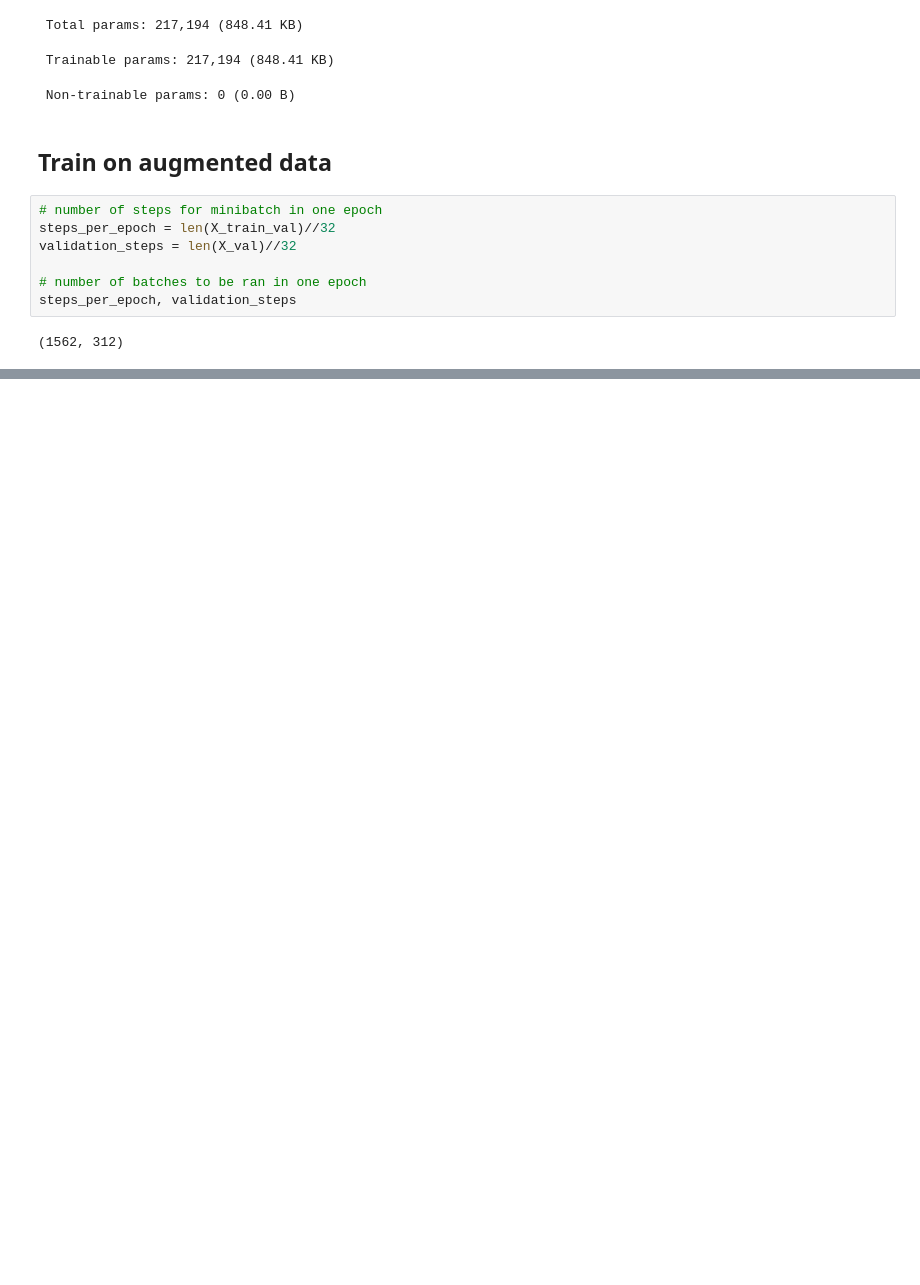
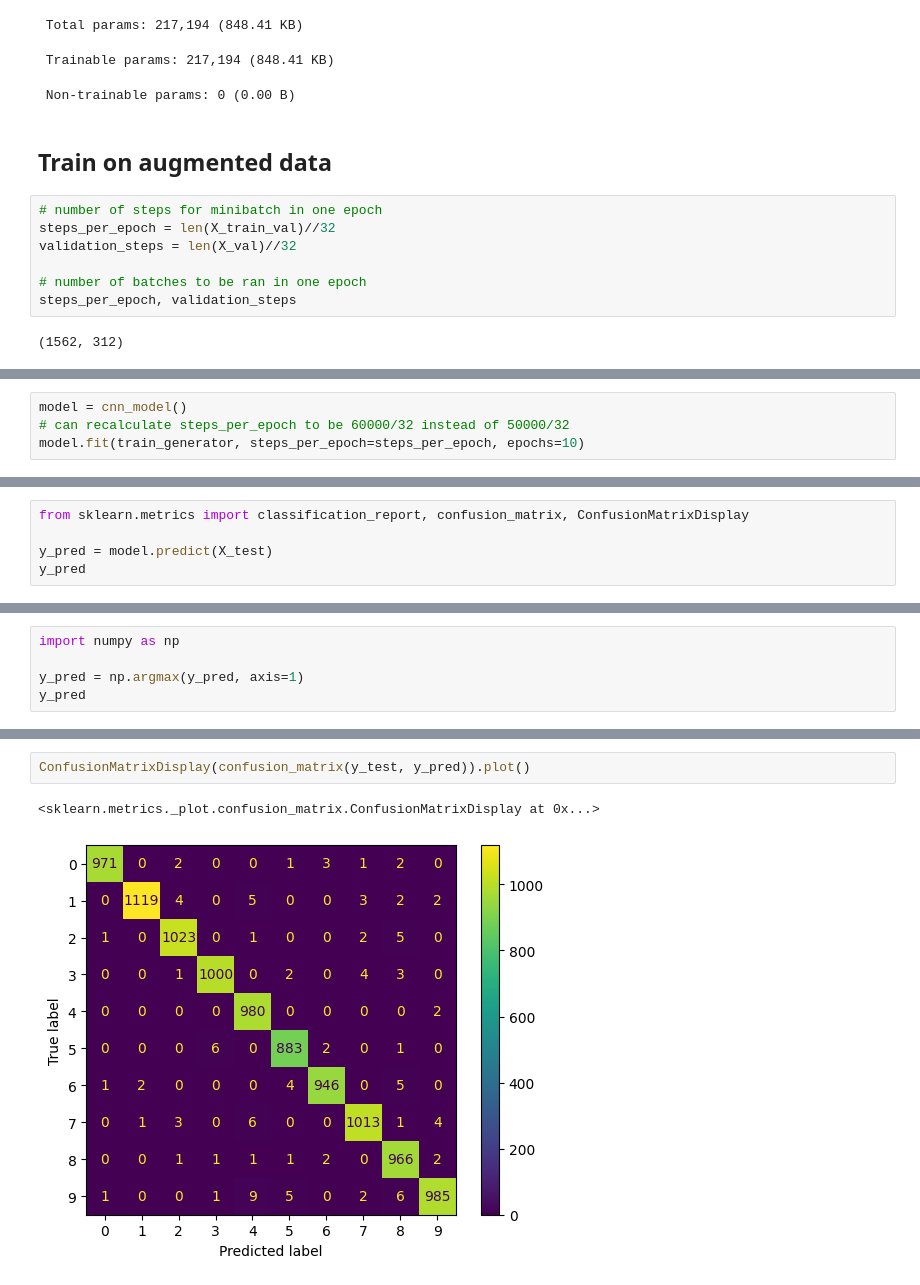
Before and after one commit to LordOfTurtles/AI-Erik-Johansson-OPA23, a Jupyter notebook: code_alongs/Lec11_data_augmentation.ipynb, the cells around one changed output, grey strips where cells are left out. Saved outputs shown, nothing was run; the diff lists cells and outputs as text; blank space fills up the shorter version.

```diff
--- a/code_alongs/Lec11_data_augmentation.ipynb
+++ b/code_alongs/Lec11_data_augmentation.ipynb
@@ -227,0 +280,4 @@ KeyboardInterrupt:
+# %%
+model = cnn_model()
+# can recalculate steps_per_epoch to be 60000/32 instead of 50000/32
+model.fit(train_generator, steps_per_epoch=steps_per_epoch, epochs=10)
@@ -227,0 +309,5 @@ KeyboardInterrupt:
+# %%
+from sklearn.metrics import classification_report, confusion_matrix, ConfusionMatrixDisplay
+
+y_pred = model.predict(X_test)
+y_pred
@@ -227,0 +346,5 @@ KeyboardInterrupt:
+# %%
+import numpy as np
+
+y_pred = np.argmax(y_pred, axis=1)
+y_pred
@@ -227,0 +372,5 @@ KeyboardInterrupt:
+# %%
+ConfusionMatrixDisplay(confusion_matrix(y_test, y_pred)).plot()
+# %% [output]
+<sklearn.metrics._plot.confusion_matrix.ConfusionMatrixDisplay at 0x...>
+[figure, added]
```
Also changed, not shown: parts of 12 cells of this notebook.
